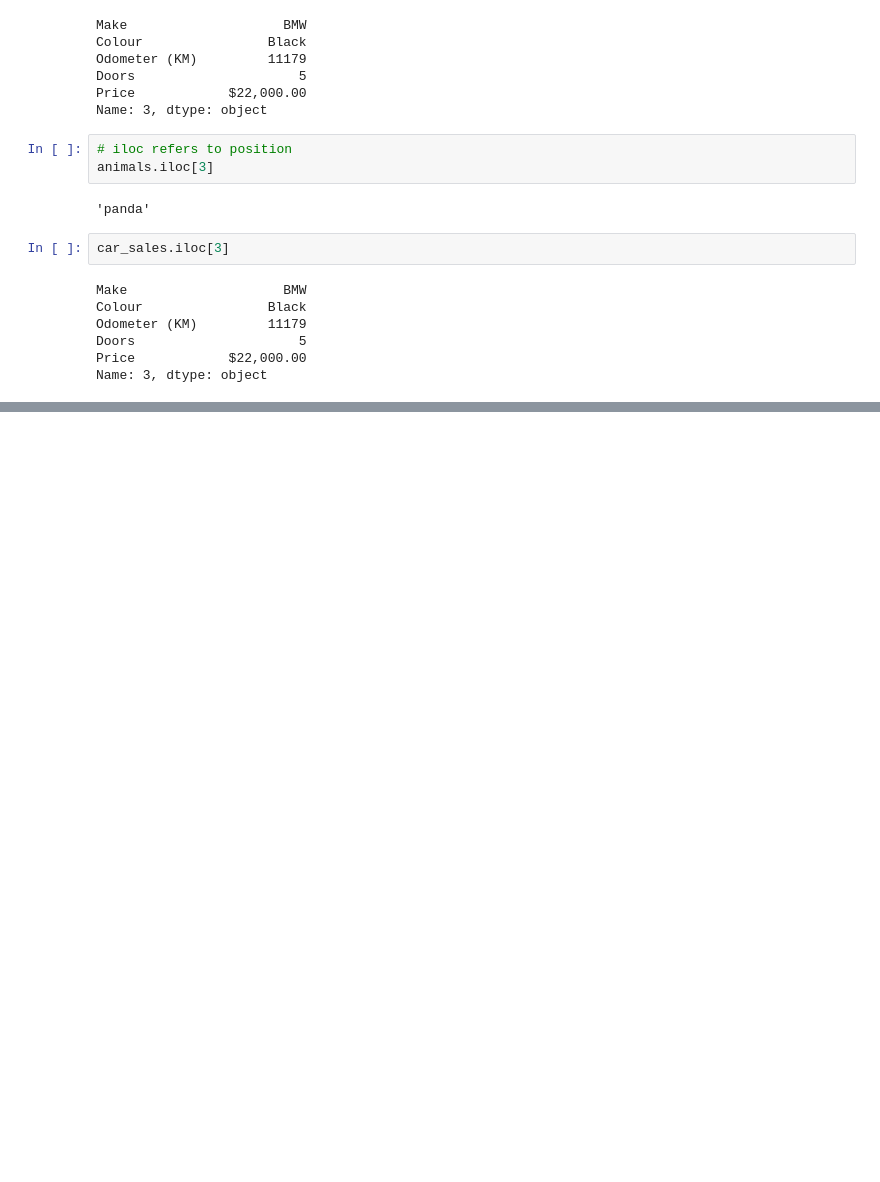
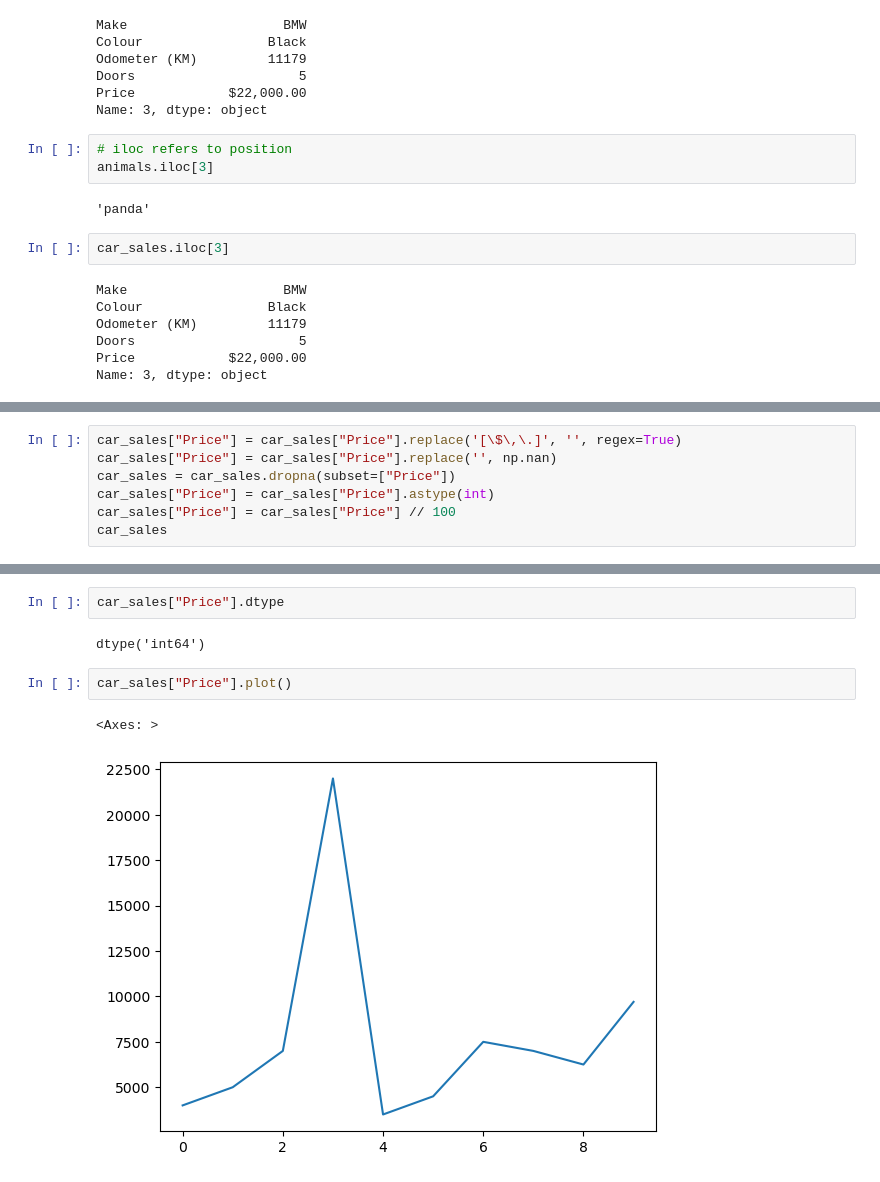
Before and after one commit to leandrofahur/senior-python-developer, a Jupyter notebook: machine-learning/pandas-data-analysis/introduction-to-pandas.ipynb, the cells around one changed output, grey strips where cells are left out. Drawn from its saved outputs; the diff is of its cells as text; blank space fills up the shorter version.

```diff
--- a/machine-learning/pandas-data-analysis/introduction-to-pandas.ipynb
+++ b/machine-learning/pandas-data-analysis/introduction-to-pandas.ipynb
@@ -276,0 +304,7 @@ car_sales[car_sales["Odometer (KM)"] > 100000]
+# %%
+car_sales["Price"] = car_sales["Price"].replace('[\$\,\.]', '', regex=True)
+car_sales["Price"] = car_sales["Price"].replace('', np.nan)
+car_sales = car_sales.dropna(subset=["Price"])
+car_sales["Price"] = car_sales["Price"].astype(int)
+car_sales["Price"] = car_sales["Price"] // 100
+car_sales
@@ -276,0 +323,9 @@ car_sales[car_sales["Odometer (KM)"] > 100000]
+# %%
+car_sales["Price"].dtype
+# %% [output]
+dtype('int64')
+# %%
+car_sales["Price"].plot()
+# %% [output]
+<Axes: >
+[figure, added]
```
Also changed, not shown: parts of 19 cells of this notebook.
